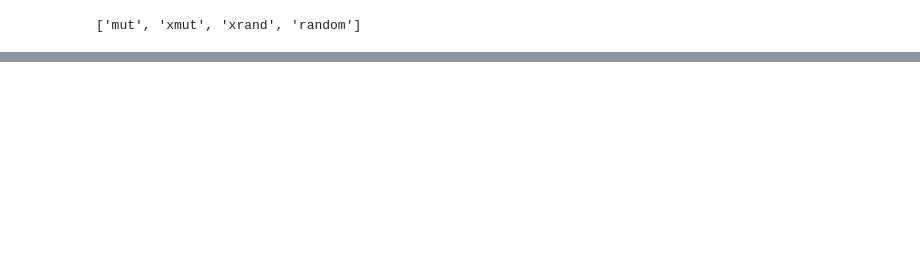
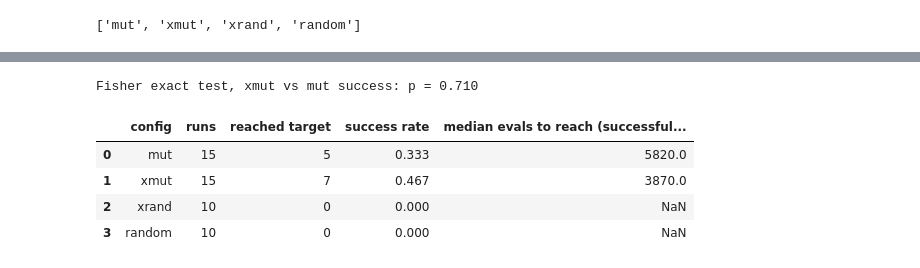
Before and after one commit to codegithubka/EvolutionaryComputing2026, a Jupyter notebook: assignments/assignment_2/analysis.ipynb, the cells around one changed output, grey strips where cells are left out. Saved outputs shown, nothing was run; the diff lists cells and outputs as text; code cells hidden in the pictures; blank space fills up the shorter version.

```diff
--- a/assignments/assignment_2/analysis.ipynb
+++ b/assignments/assignment_2/analysis.ipynb
@@ -249,3 +249,37 @@ exploratory.round(4)
+# %%
+# Exploratory: how many runs actually reach the target, and how fast.
+SUCCESS_M = 0.1  # "reached the target": final planar distance <= 10 cm
+rows = []
+for config in CONFIGS:
+    runs = df[df["config"] == config]
+    final_c = runs.groupby("seed")["best_so_far"].last()
+    hit = runs[runs["best_so_far"] <= SUCCESS_M].groupby("seed")["evals"].min()
+    rows.append(
+        {
+            "config": config,
+            "runs": len(final_c),
+            "reached target": int((final_c <= SUCCESS_M).sum()),
+            "success rate": float((final_c <= SUCCESS_M).mean()),
+            "median evals to reach (successful runs)": hit.median() if len(hit) else np.nan,
+        }
+    )
+success = pd.DataFrame(rows)
+success.to_csv(OUT / "success.csv", index=False)
+if {"mut", "xmut"} <= set(CONFIGS):
+    s = success.set_index("config")
+    table = [
+        [s.loc[c, "reached target"], s.loc[c, "runs"] - s.loc[c, "reached target"]]
+        for c in ("xmut", "mut")
+    ]
+    print(f"Fisher exact test, xmut vs mut success: p = {fisher_exact(table).pvalue:.3f}")
+success.round(3)
+# %% [output]
+Fisher exact test, xmut vs mut success: p = 0.710
+|  | config | runs | reached target | success rate | median evals to reach (successful... |
+| 0 | mut | 15 | 5 | 0.333 | 5820.0 |
+| 1 | xmut | 15 | 7 | 0.467 | 3870.0 |
+| 2 | xrand | 10 | 0 | 0.000 | NaN |
+| 3 | random | 10 | 0 | 0.000 | NaN |
 # %%
 # Plateau check (stopping criterion): the mean best-so-far curve improves by
 # < 1% over the last 20% of the evaluation budget, for EVERY configuration.
```
Also changed, not shown: parts of 10 cells of this notebook, 5 other files.
